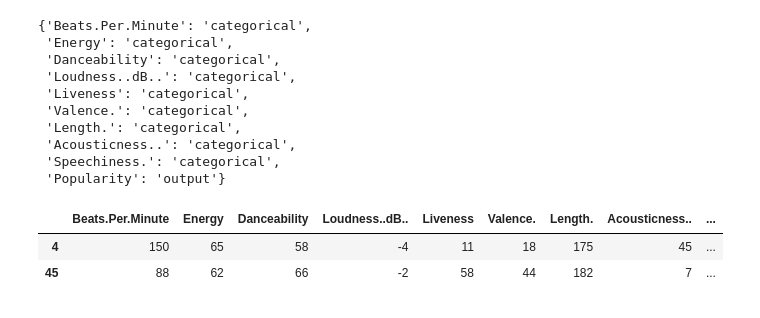
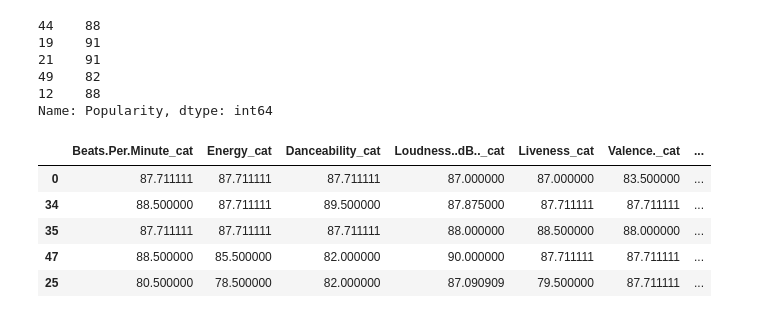
Before and after one commit to luanoliveira1992/estimating-spotify-popularity, a Jupyter notebook: estimate.ipynb, the cells around one changed output. Drawn from its saved outputs; the diff is of its cells as text; code cells hidden in the pictures.

```diff
--- a/estimate.ipynb
+++ b/estimate.ipynb
@@ -68 +94,37 @@ def split_data_frame(data, porcentage=0.8):
+# %%
+X_train,X_test, y_train, y_test = train_test_split(data[features],data['Popularity'], test_size=0.1, random_state=42)
+# %%
+y_train.sample(5)
+# %% [output]
+44    88
+19    91
+21    91
+49    82
+12    88
+Name: Popularity, dtype: int64
+# %%
+target_enc = ce.LeaveOneOutEncoder(cols=features)
+
+# Fit the encoder using the categorical features and target
+target_enc.fit(X_train, y_train)
+
+# Transform the features, rename the columns with _target suffix, and join to dataframe
+X_train = X_train.join(target_enc.transform(X_train).add_suffix('_cat'))
+X_test = X_test.join(target_enc.transform(X_test).add_suffix('_cat'))
+# %%
+# Deletar três colunas que não nos interessa, o ID, o nome da música, e o nome do artista
+X_train = X_train.drop(columns=features)
+X_test = X_test.drop(columns=features)
+# %%
+df_train = X_train.join(y_train)
+df_test = X_test.join(y_test)
+# %%
+df_train.sample(5)
+# %% [output]
+|  | Beats.Per.Minute_cat | Energy_cat | Danceability_cat | Loudness..dB.._cat | Liveness_cat | Valence._cat | ... |
+| 0 | 87.711111 | 87.711111 | 87.711111 | 87.000000 | 87.000000 | 83.500000 | ... |
+| 34 | 88.500000 | 87.711111 | 89.500000 | 87.875000 | 87.711111 | 87.711111 | ... |
+| 35 | 87.711111 | 87.711111 | 87.711111 | 88.000000 | 88.500000 | 88.000000 | ... |
+| 47 | 88.500000 | 85.500000 | 82.000000 | 90.000000 | 87.711111 | 87.711111 | ... |
+| 25 | 80.500000 | 78.500000 | 82.000000 | 87.090909 | 79.500000 | 87.711111 | ... |
 # %%
@@ -70,14 +131,0 @@ column_descriptions = colunms_to_description(list(data.columns),'Popularity')
-# %%
-# Modelo de columns_description utilizando dataframe pandas
-column_descriptions
-# %% [output]
-{'Beats.Per.Minute': 'categorical',
- 'Energy': 'categorical',
- 'Danceability': 'categorical',
- 'Loudness..dB..': 'categorical',
- 'Liveness': 'categorical',
- 'Valence.': 'categorical',
- 'Length.': 'categorical',
- 'Acousticness..': 'categorical',
- 'Speechiness.': 'categorical',
- 'Popularity': 'output'}
@@ -96,6 +131,0 @@ df_train, df_test = split_data_frame(X=data, y=data['Popularity'])
-# %%
-df_train.sample(2)
-# %% [output]
-|  | Beats.Per.Minute | Energy | Danceability | Loudness..dB.. | Liveness | Valence. | Length. | Acousticness.. | ... |
-| 4 | 150 | 65 | 58 | -4 | 11 | 18 | 175 | 45 | ... |
-| 45 | 88 | 62 | 66 | -2 | 58 | 44 | 182 | 7 | ... |
```
Also changed, not shown: parts of 21 cells of this notebook.
